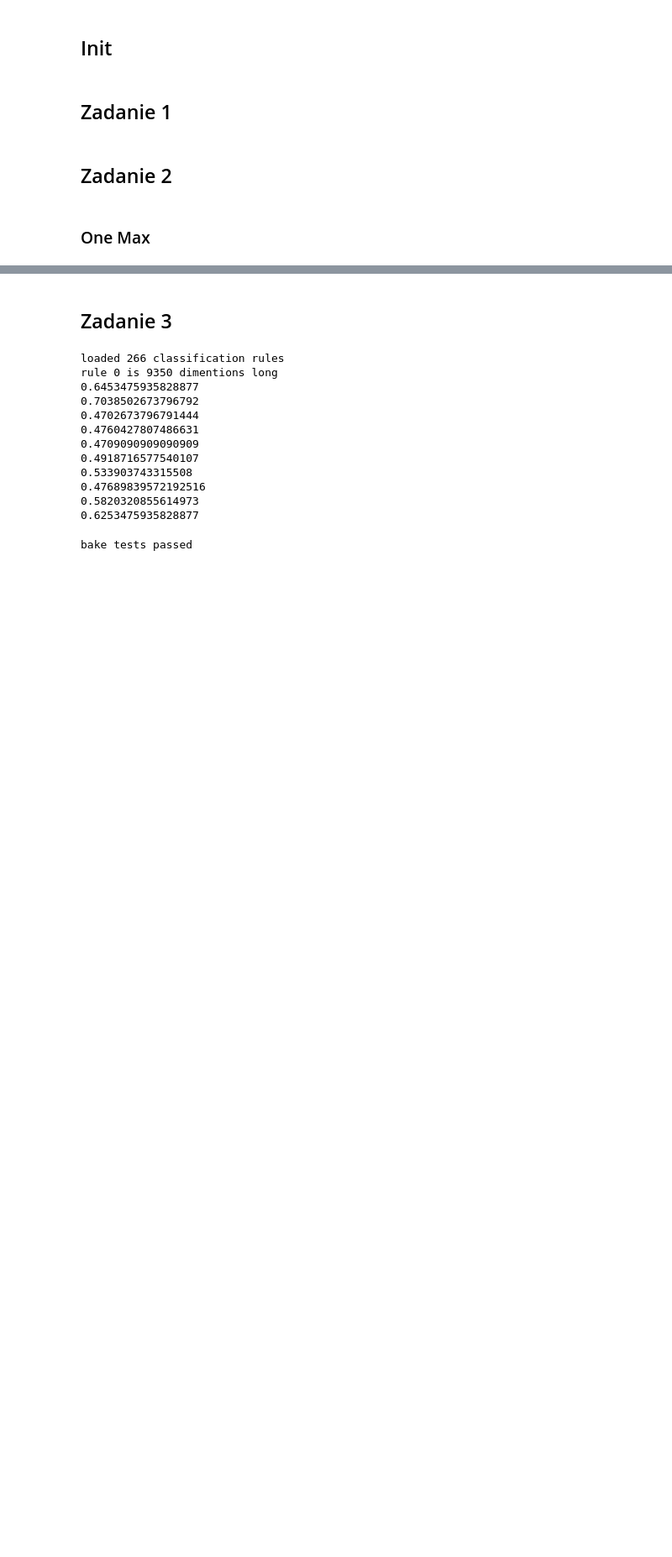
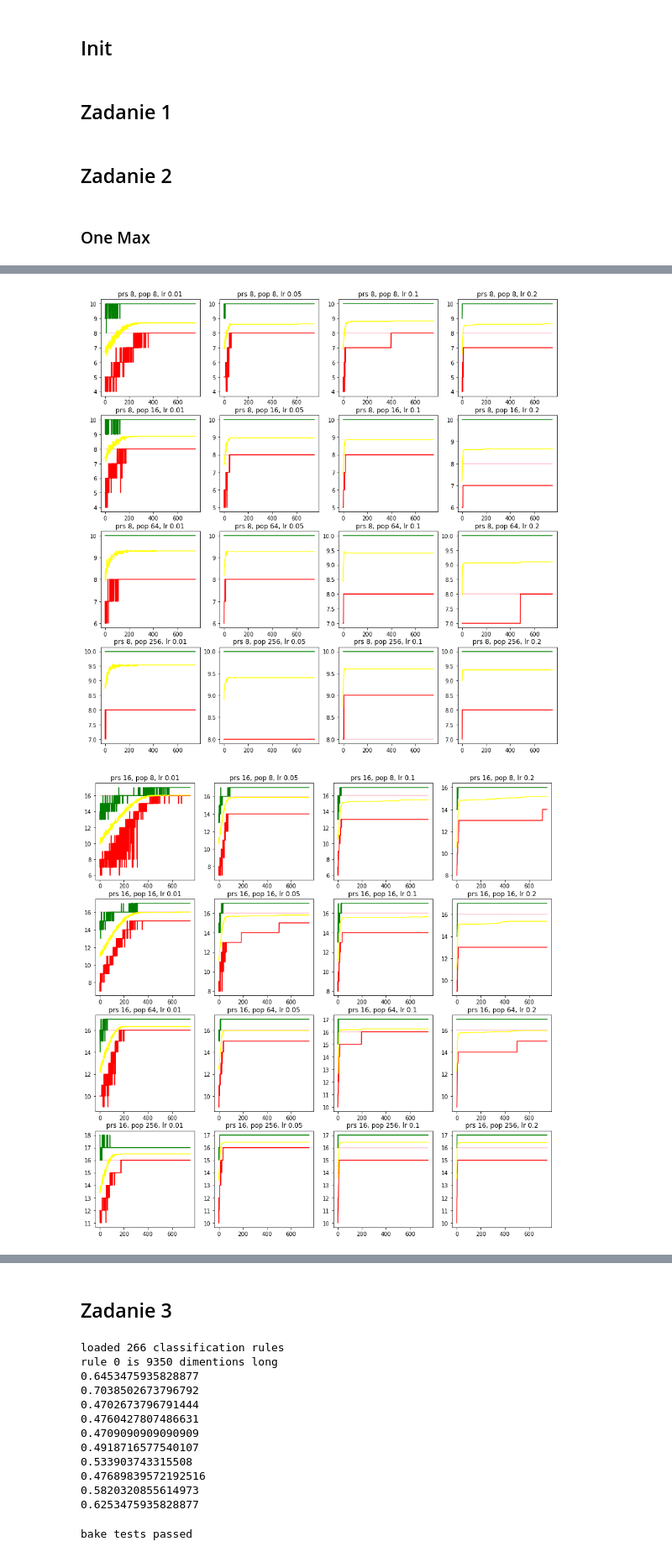
Before and after one commit to zbigos/ALGEW2020, a Jupyter notebook: lista_1/Untitled.ipynb, the cells around one changed output, grey strips where cells are left out. Shown at 84% size. Drawn from its saved outputs; the diff is of its cells as text; code cells hidden in the pictures; blank space fills up the shorter version.

```diff
--- a/lista_1/Untitled.ipynb
+++ b/lista_1/Untitled.ipynb
@@ -123,0 +337,28 @@ iteration 999 fitness 16
+# %%
+def kdeceptive_onemax_fitness(genome):
+    l = len(genome)
+    return deceptive_onemax_fitness(genome[0:l//2]) + deceptive_onemax_fitness(genome[l//2:])
+
+def kdeceptive_onemax_renderer(genome):
+    return [1 if i else 0 for i in genome]
+
+def kdeceptive_onemax_generator(genlen):
+    return [random.random() for _ in range(genlen)]
+
+kdom_problem_sizes = [8, 16, 32, 64]
+kdom_population_sizes = [8, 16, 64, 256]
+kdom_learning_rates = [0.01, 0.05, 0.1, 0.2]
+kdom_experiment_length = 750
+
+kdeceptive_onemax_experiment_obj = PBILExperiment()
+
+kdeceptive_onemax_experiment_data = kdeceptive_onemax_experiment_obj.execute_experiment(
+    population_sizes = kdom_population_sizes,
+    learning_rates = kdom_learning_rates,
+    probgen = kdeceptive_onemax_generator,
+    probgen_seeds = kdom_problem_sizes,
+    experiment_iterations = 30,
+    single_series_cap = kdom_experiment_length,
+    fitness_funct = kdeceptive_onemax_fitness,
+    entity_renderer = kdeceptive_onemax_renderer,
+)
@@ -123,0 +383,14 @@ iteration 999 fitness 16
+# %%
+keframe = [i for i in range(kdom_experiment_length)]
+for prs in kdom_problem_sizes:
+    fig, axs = plt.subplots(len(kdom_population_sizes), len(kdom_learning_rates), figsize = (15, 15))
+    for psit, ps in enumerate(kdom_population_sizes):
+        for lrit, lr in enumerate(kdom_learning_rates):
+            axs[psit,lrit].set_title(f"prs {prs}, pop {ps}, lr {lr}")
+            axs[psit,lrit].plot(keframe, [prs for _ in range(kdom_experiment_length)], c='pink')
+            axs[psit,lrit].plot(keframe, kdeceptive_onemax_experiment_data[f"{ps}#{lr}#{prs}"][0], c='red')
+            axs[psit,lrit].plot(keframe, kdeceptive_onemax_experiment_data[f"{ps}#{lr}#{prs}"][1], c='green')
+            axs[psit,lrit].plot(keframe, kdeceptive_onemax_experiment_data[f"{ps}#{lr}#{prs}"][2], c='yellow')
+# %% [output]
+[figure, added]
+[figure, added]
```
Also changed, not shown: parts of 13 cells of this notebook, 1 other file.
